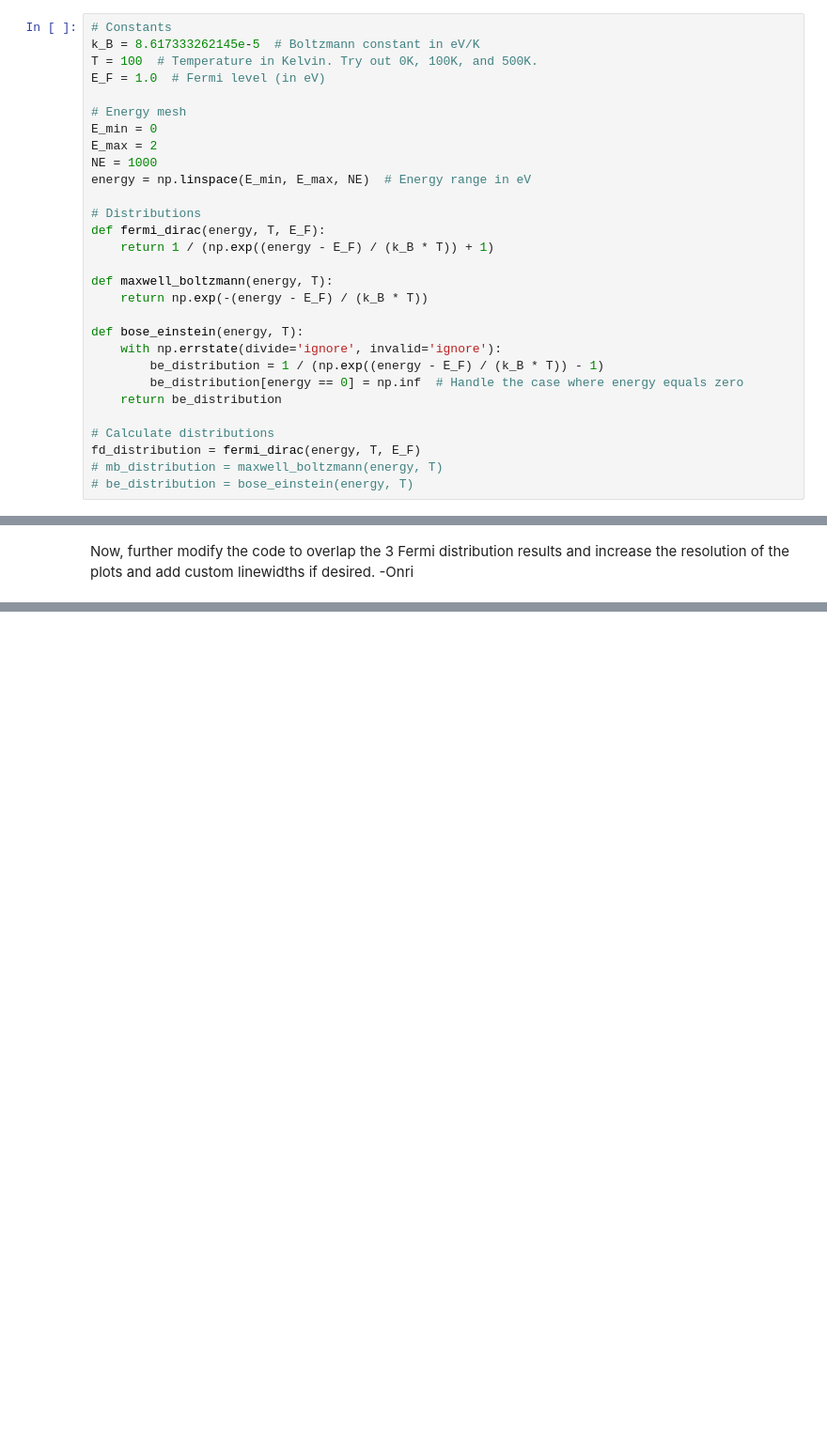
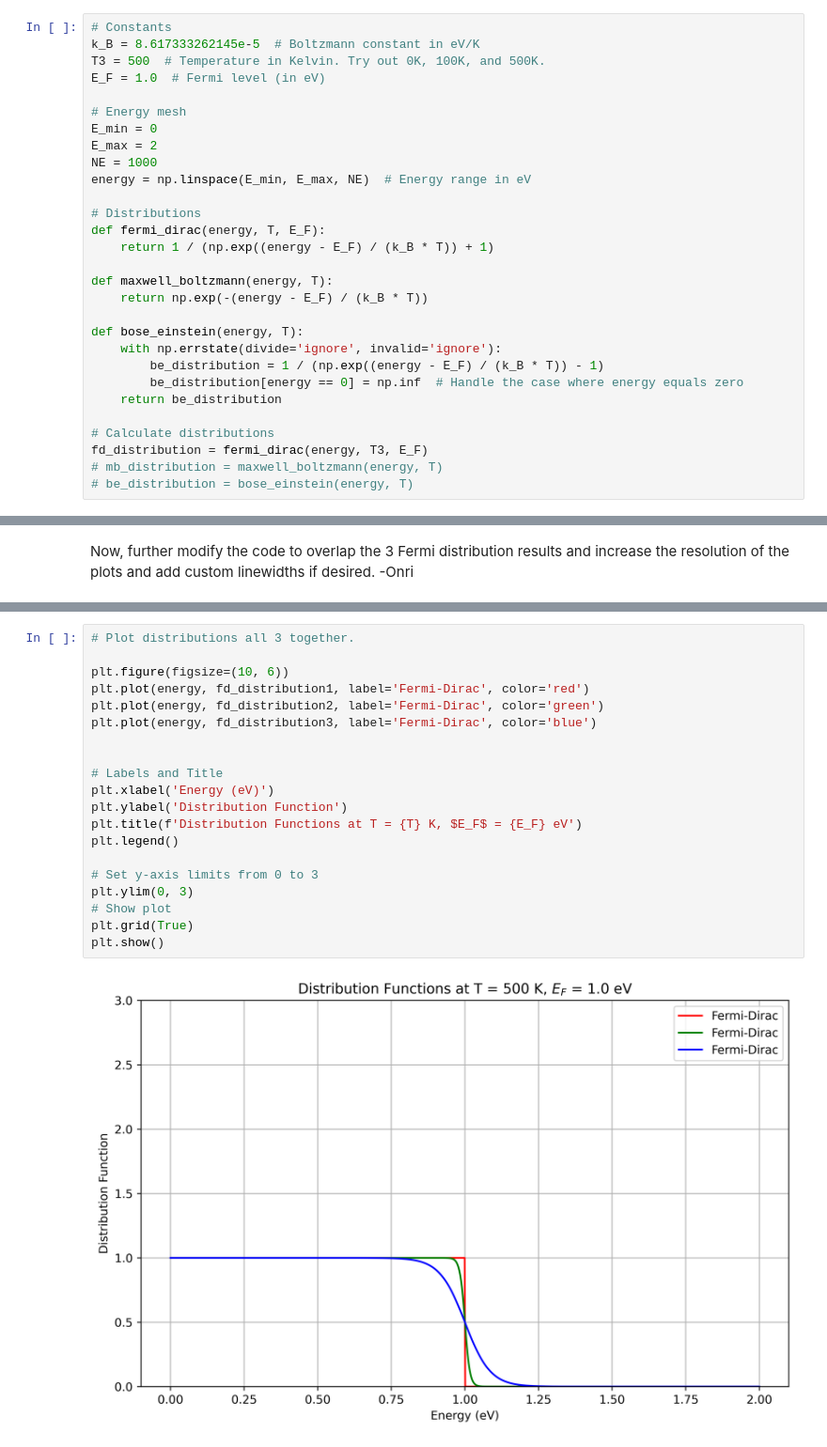
Before and after one commit to OJB-Quantum/Maxwell-Boltzmann-Distribution, a Jupyter notebook: particle_statitics.ipynb, the cells around one changed output, grey strips where cells are left out. Shown at 94% size. Saved outputs shown, nothing was run; the diff lists cells and outputs as text; blank space fills up the shorter version.

```diff
--- a/particle_statitics.ipynb
+++ b/particle_statitics.ipynb
@@ -55,7 +106,7 @@ plt.show()
 # %%
 # Constants
 k_B = 8.617333262145e-5  # Boltzmann constant in eV/K
-T = 100  # Temperature in Kelvin. Try out 0K, 100K, and 500K.
+T3 = 500  # Temperature in Kelvin. Try out 0K, 100K, and 500K.
 E_F = 1.0  # Fermi level (in eV)
 
 # Energy mesh
@@ -78,6 +129,6 @@ def bose_einstein(energy, T):
     return be_distribution
 
 # Calculate distributions
-fd_distribution = fermi_dirac(energy, T, E_F)
+fd_distribution = fermi_dirac(energy, T3, E_F)
 # mb_distribution = maxwell_boltzmann(energy, T)
 # be_distribution = bose_einstein(energy, T)
@@ -154,0 +190,22 @@ Now, further modify the code to overlap the 3 Fermi distribution results and inc
+# %%
+# Plot distributions all 3 together.
+
+plt.figure(figsize=(10, 6))
+plt.plot(energy, fd_distribution1, label='Fermi-Dirac', color='red')
+plt.plot(energy, fd_distribution2, label='Fermi-Dirac', color='green')
+plt.plot(energy, fd_distribution3, label='Fermi-Dirac', color='blue')
+
+
+# Labels and Title
+plt.xlabel('Energy (eV)')
+plt.ylabel('Distribution Function')
+plt.title(f'Distribution Functions at T = {T} K, $E_F$ = {E_F} eV')
+plt.legend()
+
+# Set y-axis limits from 0 to 3
+plt.ylim(0, 3)
+# Show plot
+plt.grid(True)
+plt.show()
+# %% [output]
+[figure, added]
```
Also changed, not shown: parts of 11 cells of this notebook.
